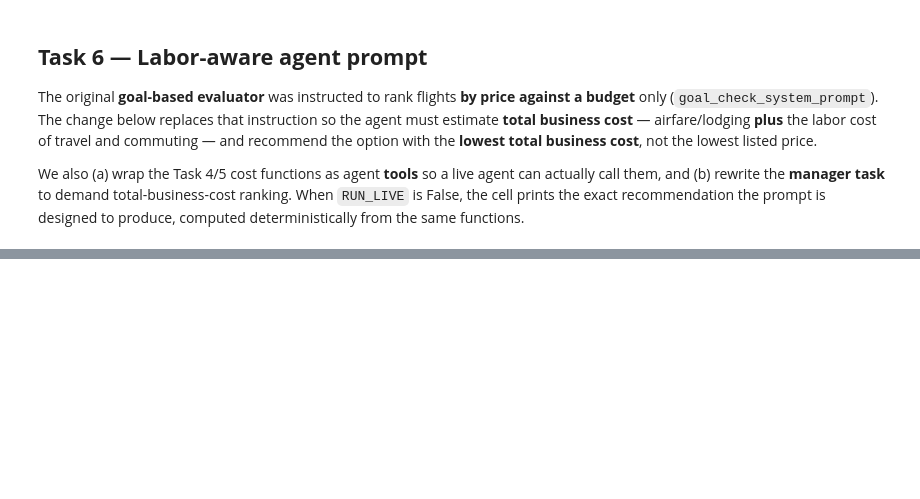
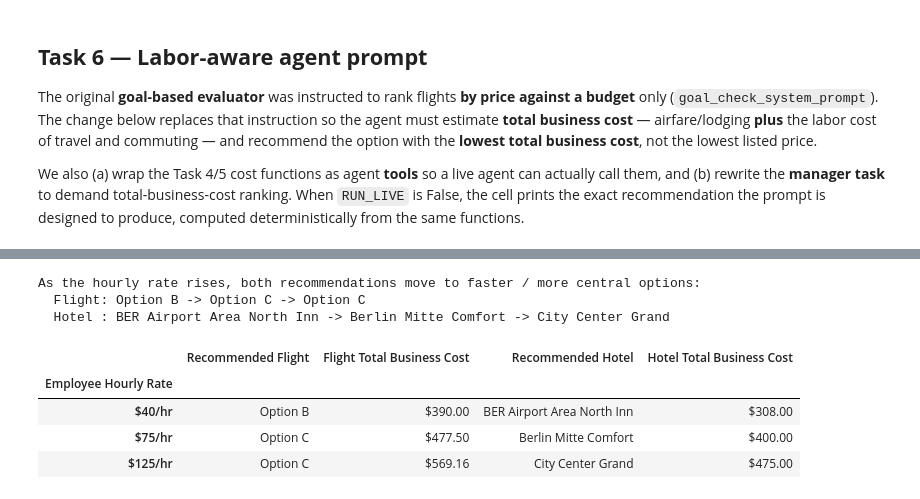
Before and after one commit to fredteumer/jhu-ai-eng-course, a Jupyter notebook: module4/Goal_Based_&_Utility_Based_Agent (1)-1.ipynb, the cells around one changed output, grey strips where cells are left out. Saved outputs shown, nothing was run; the diff lists cells and outputs as text; code cells hidden in the pictures; blank space fills up the shorter version.

```diff
--- a/module4/Goal_Based_&_Utility_Based_Agent (1)-1.ipynb
+++ b/module4/Goal_Based_&_Utility_Based_Agent (1)-1.ipynb
@@ -882,0 +1058,30 @@ else:
+# %%
+# @title --- Task 8: sensitivity across employee hourly rates ---
+SENSITIVITY_RATES = [40, 75, 125]   # cheap contractor -> mid -> senior/expensive time
+
+rows = []
+for rate in SENSITIVITY_RATES:
+    fdf, _, ft = evaluate_flights(result["flights"], rate)
+    hdf, _, ht = evaluate_hotels(result["hotels"]["Hotels Found"], rate)
+    rows.append({
+        "Employee Hourly Rate": f"${rate}/hr",
+        "Recommended Flight": ft,
+        "Flight Total Business Cost": f"${float(fdf.loc[ft,'Total Business Cost']):.2f}",
+        "Recommended Hotel": ht,
+        "Hotel Total Business Cost": f"${float(hdf.loc[ht,'Total Business Cost']):.2f}",
+    })
+
+sensitivity_table = pd.DataFrame(rows).set_index("Employee Hourly Rate")
+print("As the hourly rate rises, both recommendations move to faster / more central options:")
+print(f"  Flight: {' -> '.join(r['Recommended Flight'] for r in rows)}")
+print(f"  Hotel : {' -> '.join(r['Recommended Hotel'] for r in rows)}\n")
+sensitivity_table
+# %% [output]
+As the hourly rate rises, both recommendations move to faster / more central options:
+  Flight: Option B -> Option C -> Option C
+  Hotel : BER Airport Area North Inn -> Berlin Mitte Comfort -> City Center Grand
+|  | Recommended Flight | Flight Total Business Cost | Recommended Hotel | Hotel Total Business Cost |
+| Employee Hourly Rate |  |  |  |  |
+| $40/hr | Option B | $390.00 | BER Airport Area North Inn | $308.00 |
+| $75/hr | Option C | $477.50 | Berlin Mitte Comfort | $400.00 |
+| $125/hr | Option C | $569.16 | City Center Grand | $475.00 |
```
Also changed, not shown: parts of 18 cells of this notebook.
